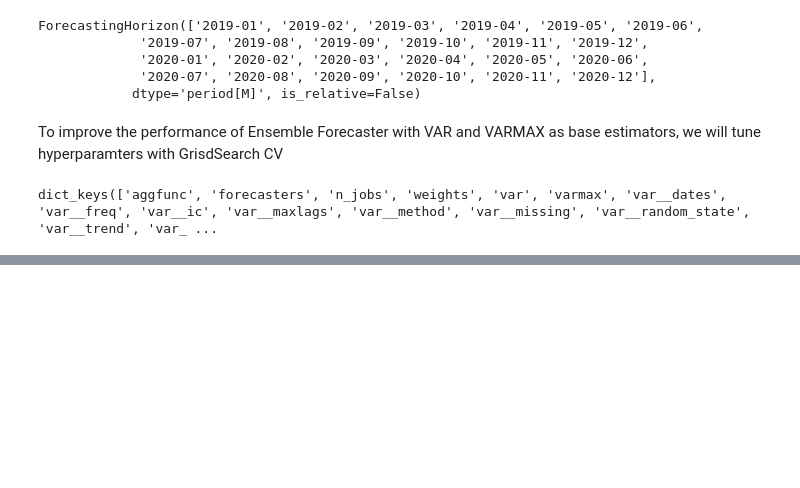
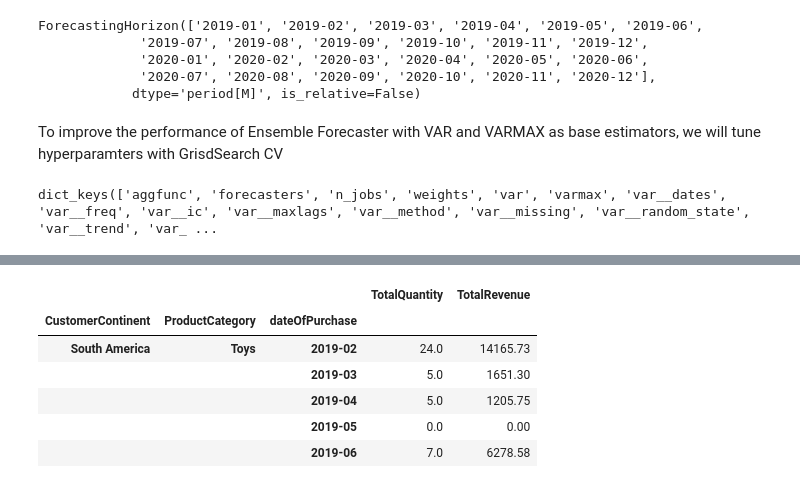
Before and after one commit to josephine-amponsah/hierarchical-forecasting, a Jupyter notebook: notebooks/tuned-models.ipynb, the cells around one changed output, grey strips where cells are left out. Cells and saved outputs as stored; diff of their text form; code cells hidden in the pictures; blank space fills up the shorter version.

```diff
--- a/notebooks/tuned-models.ipynb
+++ b/notebooks/tuned-models.ipynb
@@ -7,7 +30,7 @@ import sklearn
 import statsmodels
 #import xgboost as xgb
 # %%
-Y_data = pd.read_csv(r"../data/forecast.csv", index_col=0)
+Y_data = pd.read_csv(r"https://raw.githubusercontent.com/ladyjossy77/hierarchical-forecasting/master/data/forecast.csv", index_col=0)
 # %%
 Y_data.info()
 # %% [output]
@@ -164,0 +254,10 @@ dtype: object
+# %%
+y_test.tail()
+# %% [output]
+|  |  |  | TotalQuantity | TotalRevenue |
+| CustomerContinent | ProductCategory | dateOfPurchase |  |  |
+| South America | Toys | 2019-02 | 24.0 | 14165.73 |
+|  |  | 2019-03 | 5.0 | 1651.30 |
+|  |  | 2019-04 | 5.0 | 1205.75 |
+|  |  | 2019-05 | 0.0 | 0.00 |
+|  |  | 2019-06 | 7.0 | 6278.58 |
```
Also changed, not shown: parts of 22 cells of this notebook.
